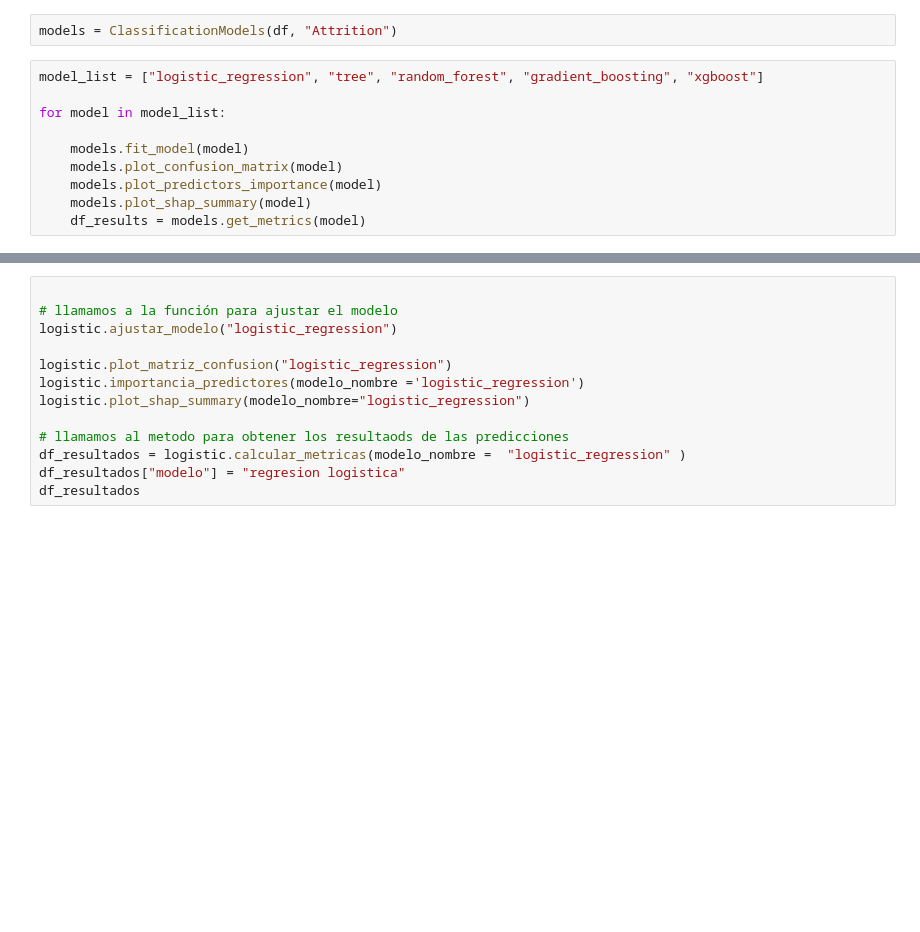
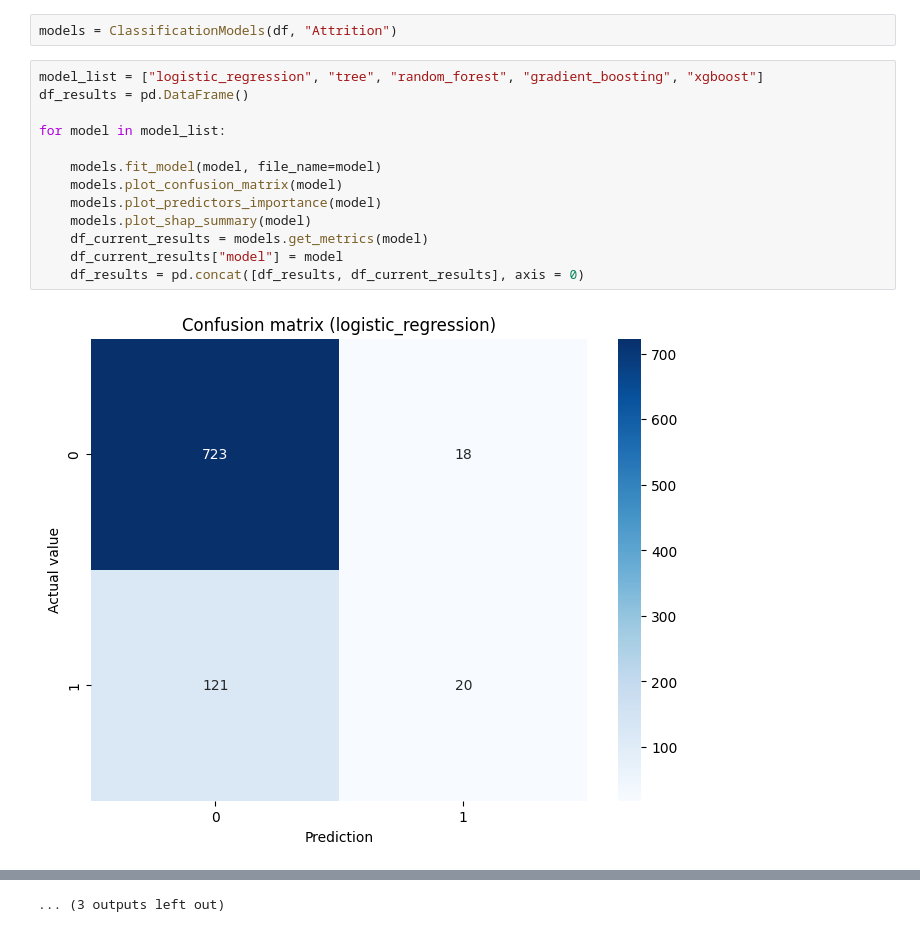
Before and after one commit to SupernovaIa/Proyecto-8-Prediccion-de-Retencion-de-Empleados, a Jupyter notebook: notebook/04-model.ipynb, the cells around one changed output, grey strips where cells are left out. Cells and saved outputs as stored; diff of their text form; blank space fills up the shorter version.

```diff
--- a/notebook/04-model.ipynb
+++ b/notebook/04-model.ipynb
@@ -54,11 +63,16 @@ df.head()
 models = ClassificationModels(df, "Attrition")
 # %%
 model_list = ["logistic_regression", "tree", "random_forest", "gradient_boosting", "xgboost"]
+df_results = pd.DataFrame()
 
 for model in model_list:
 
-    models.fit_model(model)
+    models.fit_model(model, file_name=model)
     models.plot_confusion_matrix(model)
     models.plot_predictors_importance(model)
     models.plot_shap_summary(model)
-    df_results = models.get_metrics(model)
+    df_current_results = models.get_metrics(model)
+    df_current_results["model"] = model
+    df_results = pd.concat([df_results, df_current_results], axis = 0)
+# %% [output]
+[figure, added]
@@ -65,13 +90 @@ for model in model_list:
+... (3 outputs left out)
-# %%
-
-# llamamos a la función para ajustar el modelo
-logistic.ajustar_modelo("logistic_regression")
-
-logistic.plot_matriz_confusion("logistic_regression")
-logistic.importancia_predictores(modelo_nombre ='logistic_regression')
-logistic.plot_shap_summary(modelo_nombre="logistic_regression")
-
-# llamamos al metodo para obtener los resultaods de las predicciones
-df_resultados = logistic.calcular_metricas(modelo_nombre =  "logistic_regression" )
-df_resultados["modelo"] = "regresion logistica"
-df_resultados
```
Also changed, not shown: parts of 6 cells of this notebook, 3 other files.
